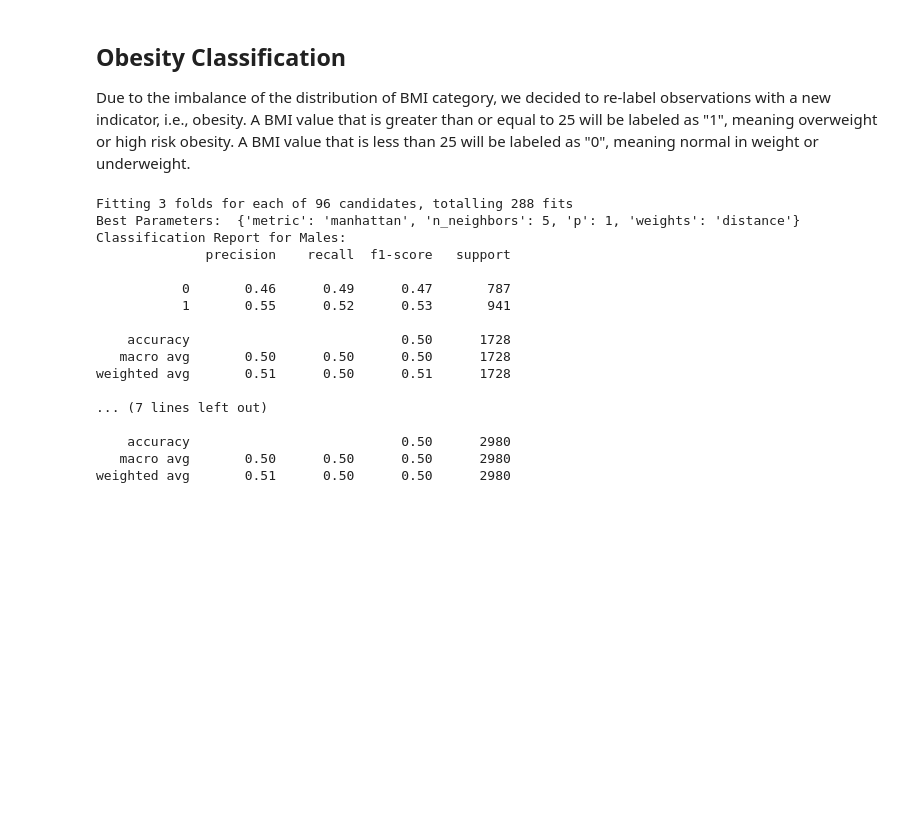
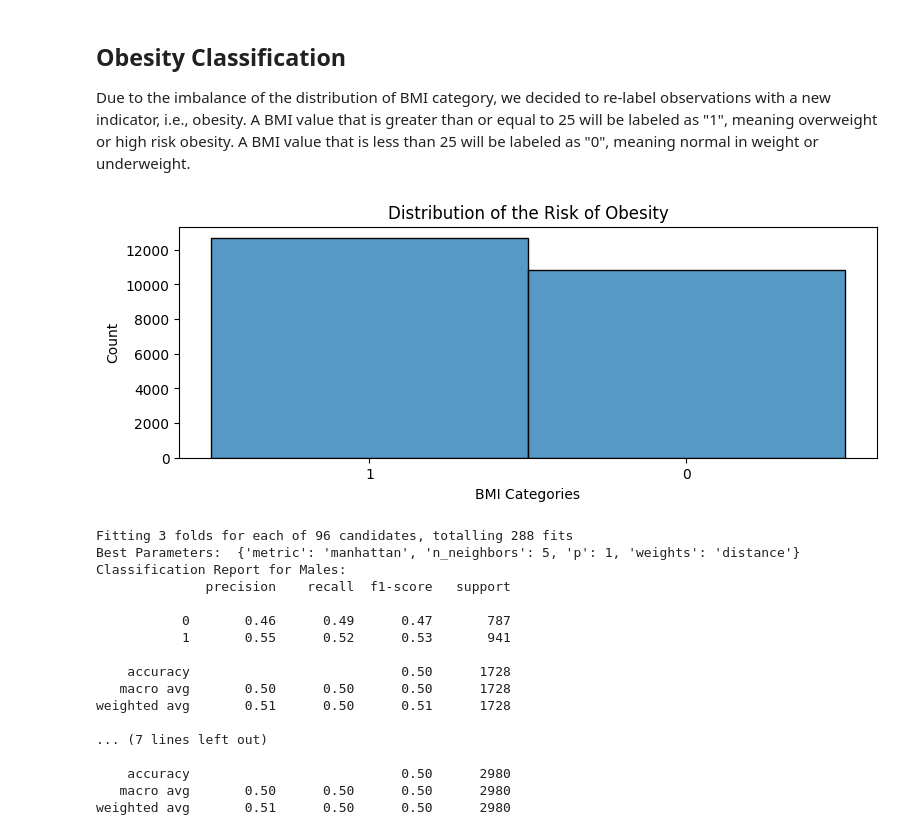
Before and after one commit to Jinyu-Luo/CHL5230, a Jupyter notebook: 3_CHL5230_F23.ipynb, the cells around one changed output. Saved outputs shown, nothing was run; the diff lists cells and outputs as text; code cells hidden in the pictures; blank space fills up the shorter version.

```diff
--- a/3_CHL5230_F23.ipynb
+++ b/3_CHL5230_F23.ipynb
@@ -362,6 +362,16 @@ df['obesity'] = df['BMI'].apply(obesity)
 # Split the dataset by gender
 male_data = df[df['Gender'] == 1]
 female_data = df[df['Gender'] == 0]
+# %%
+# looking at distribution of obesity risk
+plt.figure(figsize=(9,3))
+sns.histplot(df["obesity"], bins = 2, kde=False)
+plt.title('Distribution of the Risk of Obesity')
+plt.xlabel('BMI Categories')
+plt.ylabel("Count")
+plt.show()
+# %% [output]
+[figure, added]
 # %%
 # Data preparation of obesity
 def obesity_data(data):
```
Also changed, not shown: parts of 2 cells of this notebook.
